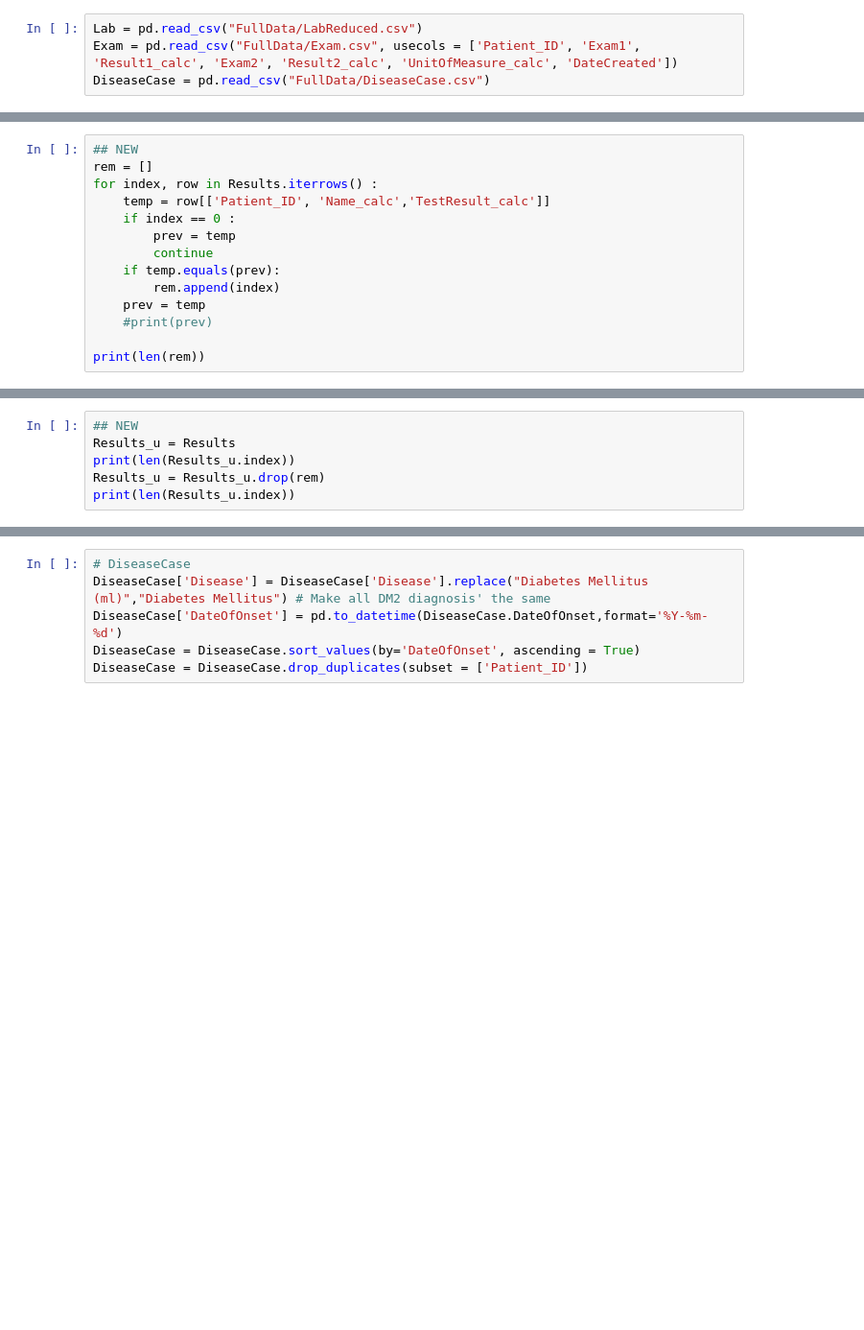
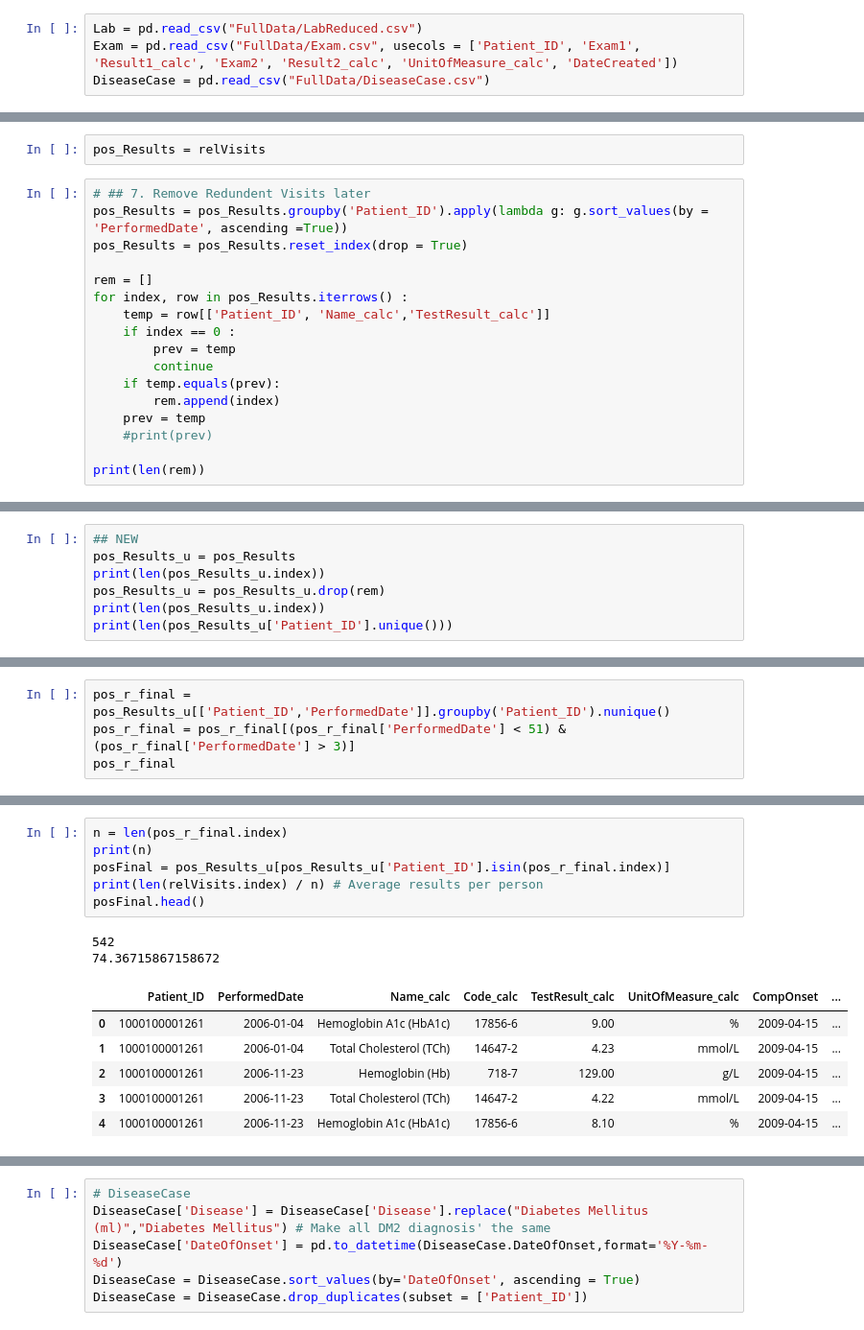
Before and after one commit to DavidHuang0621/DiabetesRiskPrediction, a Jupyter notebook: LabFinalWIP.ipynb, the cells around one changed output, grey strips where cells are left out. Shown: that part at 96% size. Saved outputs shown, nothing was run; the diff lists cells and outputs as text; blank space fills up the shorter version.

```diff
--- a/LabFinalWIP.ipynb
+++ b/LabFinalWIP.ipynb
@@ -50,7 +169,12 @@ Results.head()
+# %%
+pos_Results = relVisits
 # %%
-## NEW
+# ## 7. Remove Redundent Visits later
+pos_Results = pos_Results.groupby('Patient_ID').apply(lambda g: g.sort_values(by = 'PerformedDate', ascending =True))
+pos_Results = pos_Results.reset_index(drop = True)
+
 rem = []
-for index, row in Results.iterrows() :
+for index, row in pos_Results.iterrows() :
     temp = row[['Patient_ID', 'Name_calc','TestResult_calc']]
     if index == 0 :
         prev = temp
@@ -64,6 +190,7 @@ print(len(rem))
 # %%
 ## NEW
-Results_u = Results
-print(len(Results_u.index))
-Results_u = Results_u.drop(rem)
-print(len(Results_u.index))
+pos_Results_u = pos_Results
+print(len(pos_Results_u.index))
+pos_Results_u = pos_Results_u.drop(rem)
+print(len(pos_Results_u.index))
+print(len(pos_Results_u['Patient_ID'].unique()))
@@ -69,0 +201,4 @@ print(len(Results_u.index))
+# %%
+pos_r_final = pos_Results_u[['Patient_ID','PerformedDate']].groupby('Patient_ID').nunique()
+pos_r_final = pos_r_final[(pos_r_final['PerformedDate'] < 51) & (pos_r_final['PerformedDate'] > 3)]
+pos_r_final
@@ -69,0 +220,15 @@ print(len(Results_u.index))
+# %%
+n = len(pos_r_final.index)
+print(n)
+posFinal = pos_Results_u[pos_Results_u['Patient_ID'].isin(pos_r_final.index)]
+print(len(relVisits.index) / n) # Average results per person
+posFinal.head()
+# %% [output]
+542
+74.36715867158672
+|  | Patient_ID | PerformedDate | Name_calc | Code_calc | TestResult_calc | UnitOfMeasure_calc | CompOnset | ... |
+| 0 | 1000100001261 | 2006-01-04 | Hemoglobin A1c (HbA1c) | 17856-6 | 9.00 | % | 2009-04-15 | ... |
+| 1 | 1000100001261 | 2006-01-04 | Total Cholesterol (TCh) | 14647-2 | 4.23 | mmol/L | 2009-04-15 | ... |
+| 2 | 1000100001261 | 2006-11-23 | Hemoglobin (Hb) | 718-7 | 129.00 | g/L | 2009-04-15 | ... |
+| 3 | 1000100001261 | 2006-11-23 | Total Cholesterol (TCh) | 14647-2 | 4.22 | mmol/L | 2009-04-15 | ... |
+| 4 | 1000100001261 | 2006-11-23 | Hemoglobin A1c (HbA1c) | 17856-6 | 8.10 | % | 2009-04-15 | ... |
```
Also changed, not shown: parts of 72 cells of this notebook.
